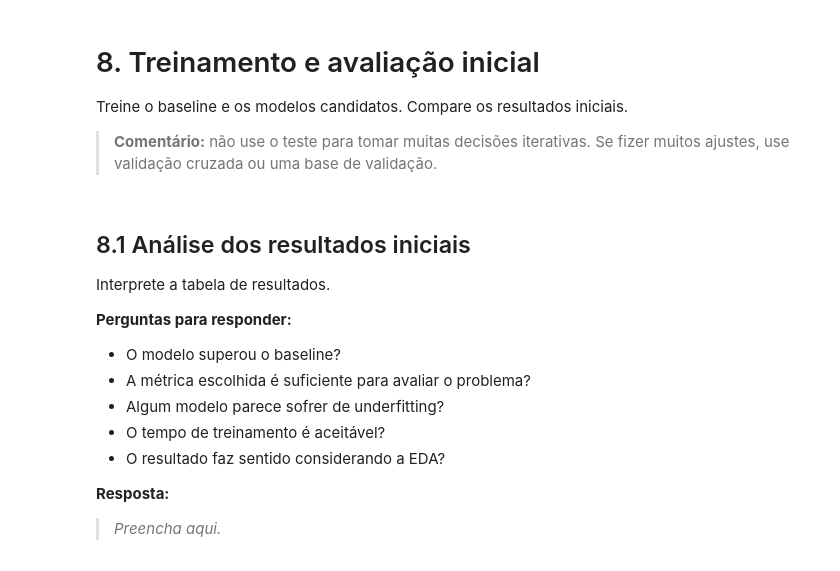
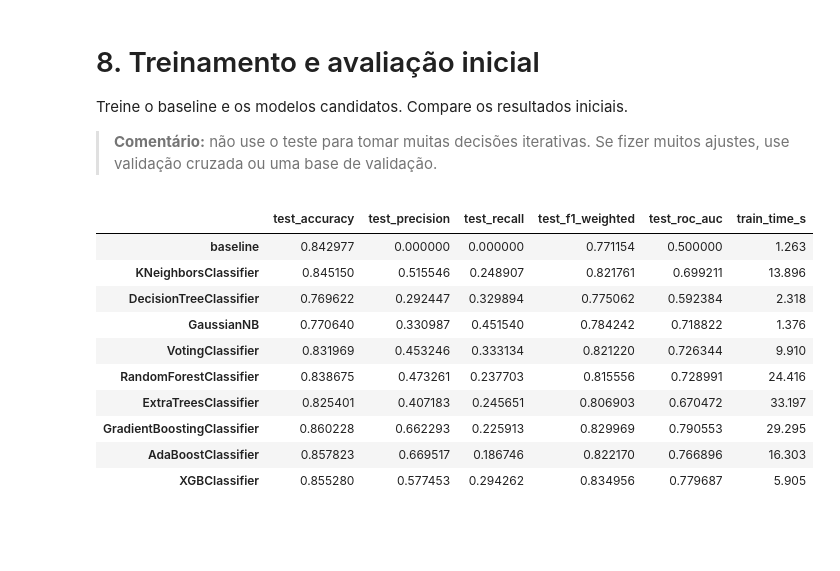
Before and after one commit to LucasBarbosaSilva/MVPSprint3MLAnalytics, a Jupyter notebook: MVP_Sprint_3_ML_Analytics.ipynb, the cells around one changed output. Cells and saved outputs as stored; diff of their text form; code cells hidden in the pictures; blank space fills up the shorter version.

```diff
--- a/MVP_Sprint_3_ML_Analytics.ipynb
+++ b/MVP_Sprint_3_ML_Analytics.ipynb
@@ -756,8 +707,7 @@ cat_nom = [
     'client_job',
     'client_marital_status',
     'contact_type',
-    'result_previous_campaign',
-    'result_campaign'
+    'result_previous_campaign'
 ]
 cat_ord = [
     'contact_month',
@@ -862,43 +856,42 @@ Treine o baseline e os modelos candidatos. Compare os resultados iniciais.
 # %%
 results = {}
 trained_models = {}
 
 t0 = time.time()
-baseline.fit(X_train, y_train)
+scores_bs = cross_validate(
+      baseline, X_train, y_train, cv=cv,
+      scoring=["accuracy", "precision", "recall", "f1_weighted", "roc_auc"]
+  )
 train_time = time.time() - t0
 
-y_pred = baseline.predict(X_test)
-proba = baseline.predict_proba(X_test) if hasattr(baseline, "predict_proba") else None
-results["baseline"] = evaluate_classification(y_test, y_pred, proba)
+metric_test = {metric: scores_bs[metric].mean() for metric in scores_bs if metric.startswith("test") }
+results['baseline'] = metric_test
+results['baseline']["train_time_s"] = round(train_time, 3)
+trained_models['baseline'] = baseline
 
-results["baseline"]["train_time_s"] = round(train_time, 3)
-trained_models["baseline"] = baseline
+for name, model in candidates.items():
+  t0 = time.time()
+  scores_dt = cross_validate(
+      model, X_train, y_train, cv=cv,
+      scoring=["accuracy", "precision", "recall", "f1_weighted", "roc_auc"]
+  )
+  train_time = time.time() - t0
 
-# Modelos candidatos
-for name, model in candidates.items():
-    t0 = time.time()
-    model.fit(X_train, y_train)
-    train_time = time.time() - t0
-
-    y_pred = model.predict(X_test)
-    proba = model.predict_proba(X_test) if hasattr(model, "predict_proba") else None
-    results[name] = evaluate_classification(y_test, y_pred, proba)
-
-    results[name]["train_time_s"] = round(train_time, 3)
-    trained_models[name] = model
+  metric_test = {metric: scores_dt[metric].mean() for metric in scores_dt if metric.startswith("test") }
+  results[name] = metric_test
+  results[name]["train_time_s"] = round(train_time, 3)
+  trained_models[name] = model
 
 show_results_table(results)
+# %% [output]
+|  | test_accuracy | test_precision | test_recall | test_f1_weighted | test_roc_auc | train_time_s |
+| baseline | 0.842977 | 0.000000 | 0.000000 | 0.771154 | 0.500000 | 1.263 |
+| KNeighborsClassifier | 0.845150 | 0.515546 | 0.248907 | 0.821761 | 0.699211 | 13.896 |
+| DecisionTreeClassifier | 0.769622 | 0.292447 | 0.329894 | 0.775062 | 0.592384 | 2.318 |
+| GaussianNB | 0.770640 | 0.330987 | 0.451540 | 0.784242 | 0.718822 | 1.376 |
+| VotingClassifier | 0.831969 | 0.453246 | 0.333134 | 0.821220 | 0.726344 | 9.910 |
+| RandomForestClassifier | 0.838675 | 0.473261 | 0.237703 | 0.815556 | 0.728991 | 24.416 |
+| ExtraTreesClassifier | 0.825401 | 0.407183 | 0.245651 | 0.806903 | 0.670472 | 33.197 |
+| GradientBoostingClassifier | 0.860228 | 0.662293 | 0.225913 | 0.829969 | 0.790553 | 29.295 |
+| AdaBoostClassifier | 0.857823 | 0.669517 | 0.186746 | 0.822170 | 0.766896 | 16.303 |
+| XGBClassifier | 0.855280 | 0.577453 | 0.294262 | 0.834956 | 0.779687 | 5.905 |
-# %% [markdown]
-## 8.1 Análise dos resultados iniciais
-
-Interprete a tabela de resultados.
-
-**Perguntas para responder:**
-- O modelo superou o baseline?
-- A métrica escolhida é suficiente para avaliar o problema?
-- Algum modelo parece sofrer de underfitting?
-- O tempo de treinamento é aceitável?
-- O resultado faz sentido considerando a EDA?
-
-**Resposta:**
-> _Preencha aqui._
```
Also changed, not shown: parts of 52 cells of this notebook.
